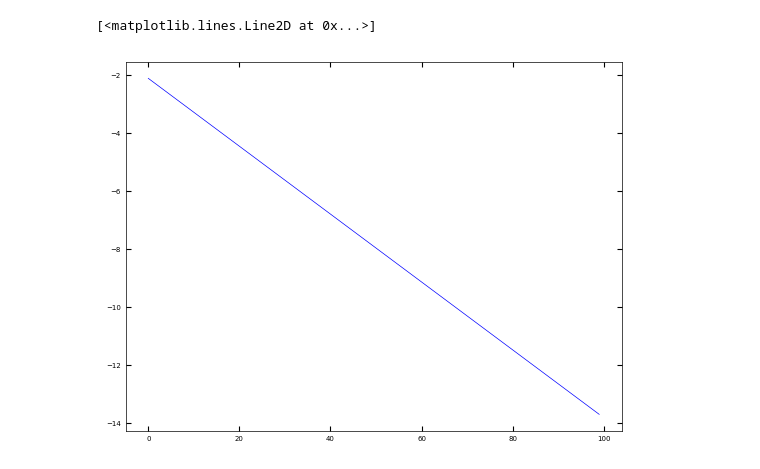
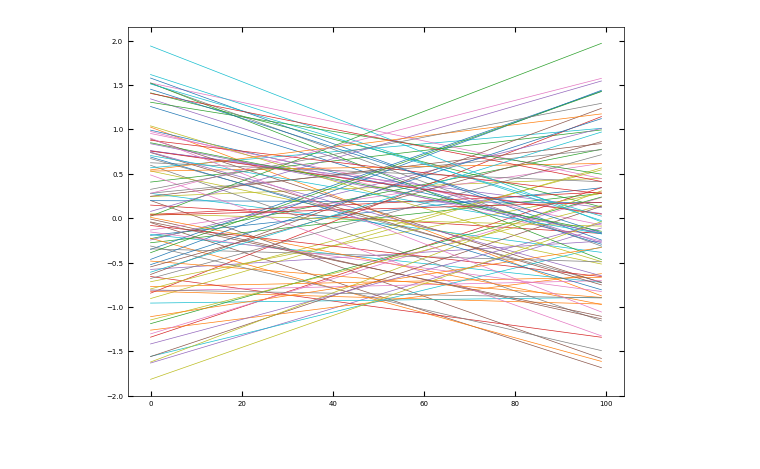
Before and after one commit to ctsai64/1DFitter, a Jupyter notebook: linear_function_autoencoder.ipynb, the cells around one changed output. Cells and saved outputs as stored; diff of their text form; code cells hidden in the pictures.

```diff
--- a/linear_function_autoencoder.ipynb
+++ b/linear_function_autoencoder.ipynb
@@ -51,7 +44,7 @@ tensorflow seed was set to 42
 device = torch.device("cuda:4" if torch.cuda.is_available() else "cpu")
 # %%
 class Linear_func:
-    def __init__(self, x, slope=[0,1], b=[0,1], size=(1,1),batch_size=100, verbose=False):
+    def __init__(self, x, slope=[0,1], b=[0,1], size=(1,1),batch_size=1000, verbose=False):
         self.x = x
 
         self.slope = slope
@@ -122,11 +170,12 @@ class Linear_func:
 # %%
-constructor = Linear_func(x=torch.linspace(0, np.pi, 100), slope=[-10,10], b=[-10,10])
+constructor = Linear_func(x=torch.linspace(-1, 1, 100), slope=[-1,1], b=[-1,1], batch_size=10000)
 output = constructor.sampler()
 spectra, params = output
 spectra_full, spectras = spectra
 # %%
-rand = np.random.randint(0, 100)
-plt.plot(spectras[rand, :, 0].cpu(), "b")
+#rand = np.random.randint(0, 100)
+#plt.plot(spectra_full[rand, :, 0].cpu(), "b")
+for i in range(100):
+    plt.plot(spectra_full[i, :, 0].cpu(), "-")
 # %% [output]
-[<matplotlib.lines.Line2D at 0x...>]
-[figure, old version]
+[figure, new version]
```
Also changed, not shown: parts of 9 cells of this notebook.
